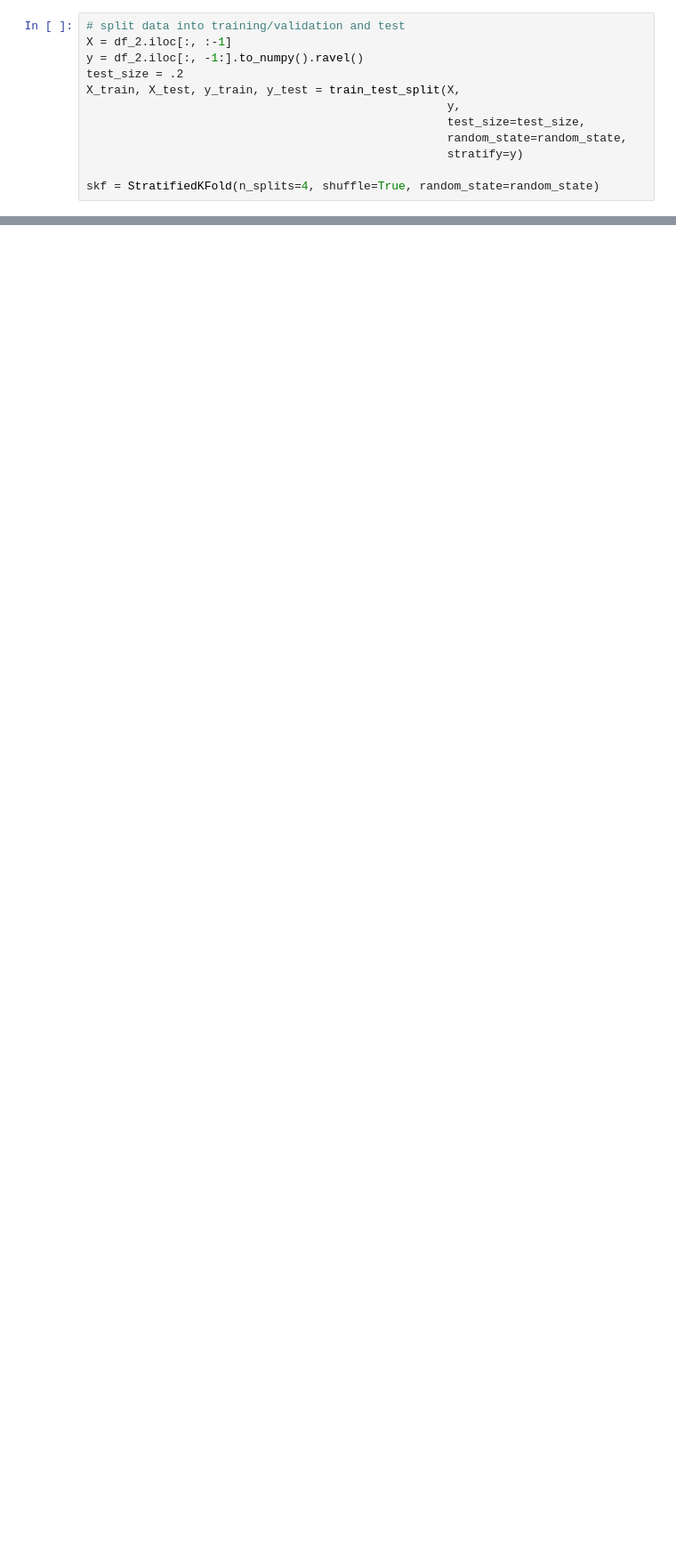
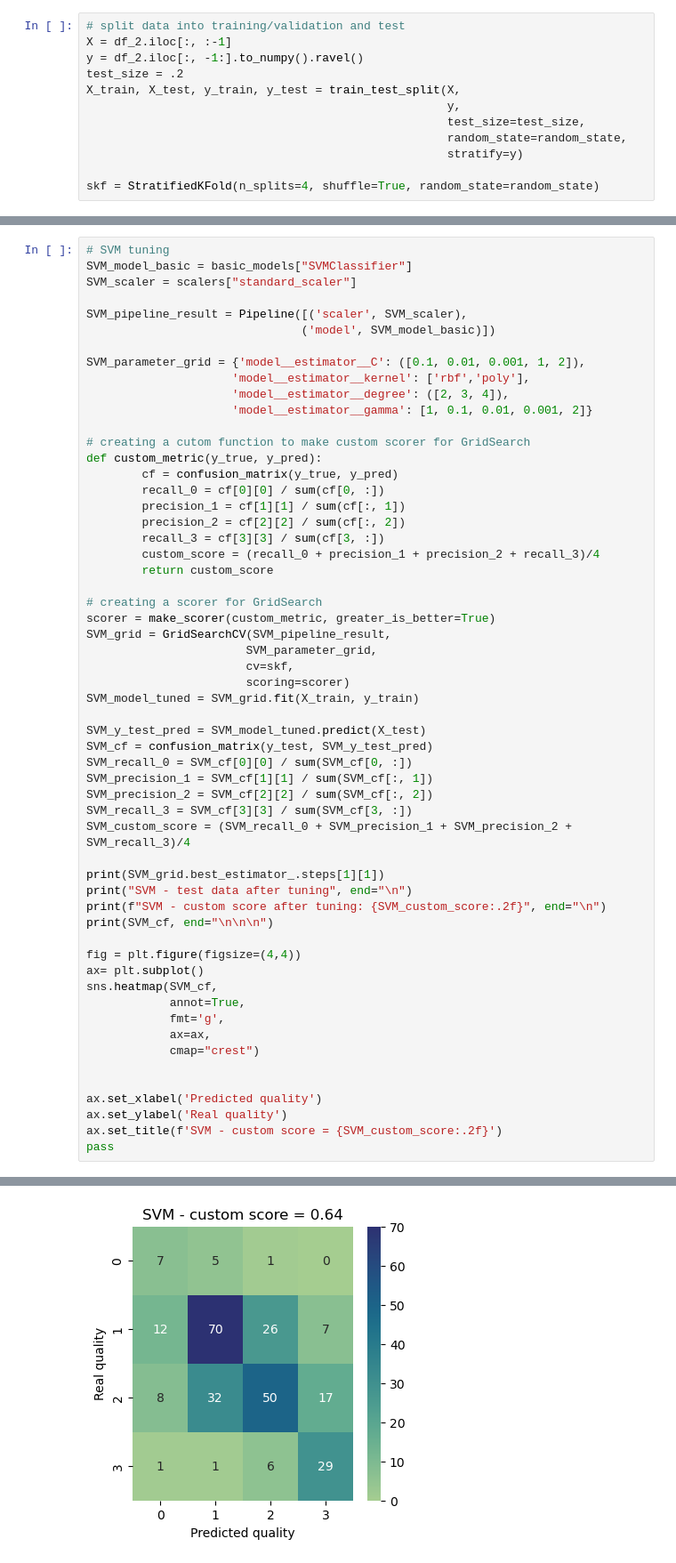
Before and after one commit to infoshareacademy/jdszr8-riva, a Jupyter notebook: WINES_ML/aron/wines_modelling.ipynb, the cells around one changed output, grey strips where cells are left out. Shown at 89% size. Cells and saved outputs as stored; diff of their text form; blank space fills up the shorter version.

```diff
--- a/WINES_ML/aron/wines_modelling.ipynb
+++ b/WINES_ML/aron/wines_modelling.ipynb
@@ -570,0 +348,58 @@ Turned out that even though Decision Tree basic model perfomerd better than basi
+# %%
+# SVM tuning
+SVM_model_basic = basic_models["SVMClassifier"]
+SVM_scaler = scalers["standard_scaler"]
+
+SVM_pipeline_result = Pipeline([('scaler', SVM_scaler),
+                               ('model', SVM_model_basic)])
+
+SVM_parameter_grid = {'model__estimator__C': ([0.1, 0.01, 0.001, 1, 2]),
+                     'model__estimator__kernel': ['rbf','poly'],
+                     'model__estimator__degree': ([2, 3, 4]),
+                     'model__estimator__gamma': [1, 0.1, 0.01, 0.001, 2]}
+
+# creating a cutom function to make custom scorer for GridSearch
+def custom_metric(y_true, y_pred):
+        cf = confusion_matrix(y_true, y_pred)
+        recall_0 = cf[0][0] / sum(cf[0, :])
+        precision_1 = cf[1][1] / sum(cf[:, 1])
+        precision_2 = cf[2][2] / sum(cf[:, 2])
+        recall_3 = cf[3][3] / sum(cf[3, :])
+        custom_score = (recall_0 + precision_1 + precision_2 + recall_3)/4
+        return custom_score
+
+# creating a scorer for GridSearch
+scorer = make_scorer(custom_metric, greater_is_better=True)
+SVM_grid = GridSearchCV(SVM_pipeline_result,
+                       SVM_parameter_grid,
+                       cv=skf,
+                       scoring=scorer)
+SVM_model_tuned = SVM_grid.fit(X_train, y_train)
+
+SVM_y_test_pred = SVM_model_tuned.predict(X_test)
+SVM_cf = confusion_matrix(y_test, SVM_y_test_pred)
+SVM_recall_0 = SVM_cf[0][0] / sum(SVM_cf[0, :])
+SVM_precision_1 = SVM_cf[1][1] / sum(SVM_cf[:, 1])
+SVM_precision_2 = SVM_cf[2][2] / sum(SVM_cf[:, 2])
+SVM_recall_3 = SVM_cf[3][3] / sum(SVM_cf[3, :])
+SVM_custom_score = (SVM_recall_0 + SVM_precision_1 + SVM_precision_2 + SVM_recall_3)/4
+
+print(SVM_grid.best_estimator_.steps[1][1])
+print("SVM - test data after tuning", end="\n")
+print(f"SVM - custom score after tuning: {SVM_custom_score:.2f}", end="\n")
+print(SVM_cf, end="\n\n\n")
+
+fig = plt.figure(figsize=(4,4))
+ax= plt.subplot()
+sns.heatmap(SVM_cf,
+            annot=True,
+            fmt='g',
+            ax=ax,
+            cmap="crest")
+
+
+ax.set_xlabel('Predicted quality')
+ax.set_ylabel('Real quality')
+ax.set_title(f'SVM - custom score = {SVM_custom_score:.2f}')
+pass
+# %% [output]
@@ -570,0 +414 @@ Turned out that even though Decision Tree basic model perfomerd better than basi
+[figure, added]
```
Also changed, not shown: parts of 40 cells of this notebook.
